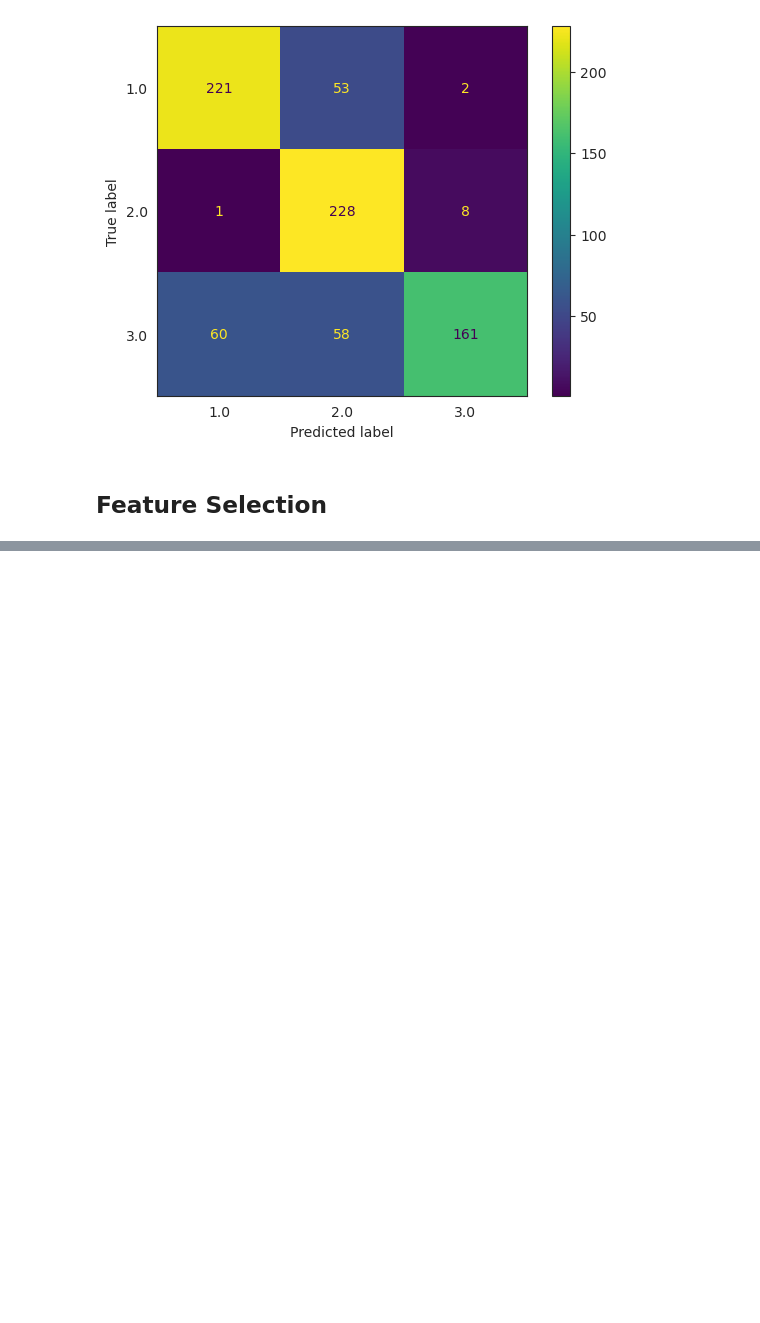
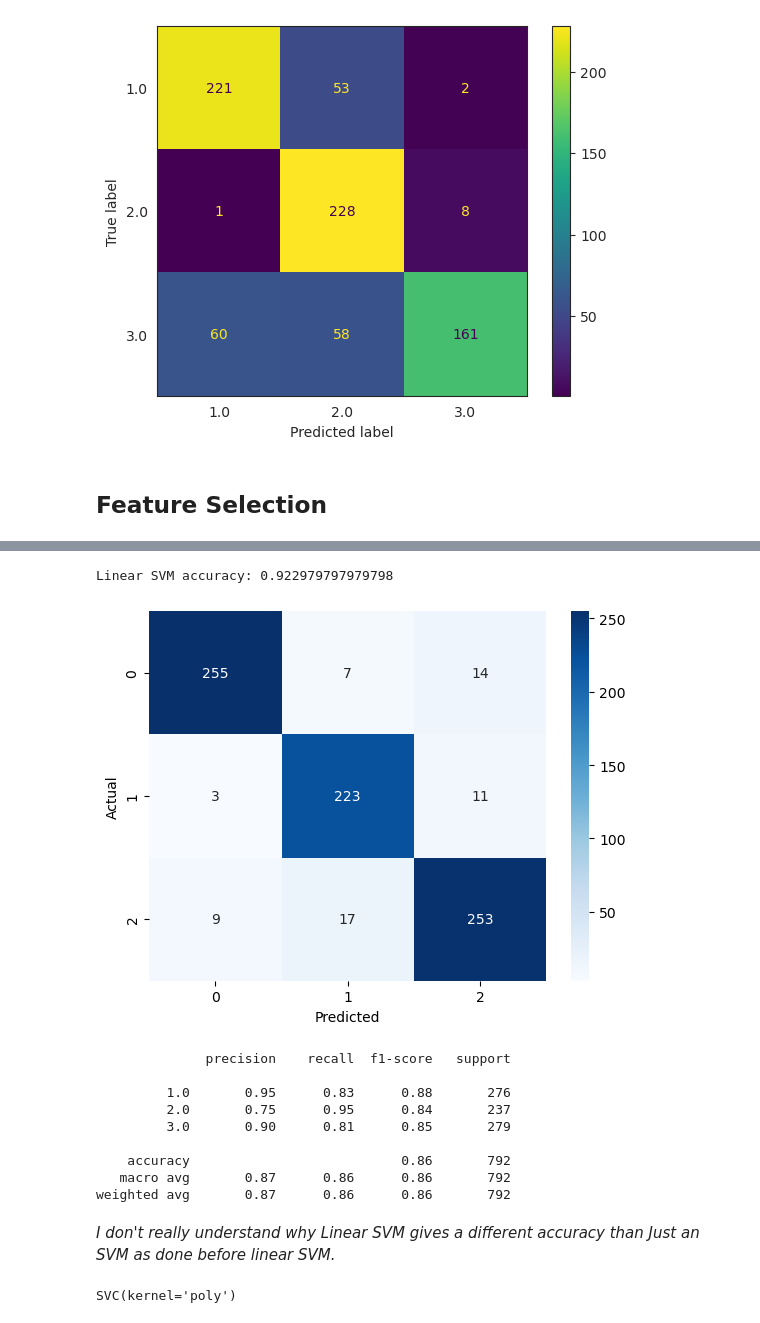
Before and after one commit to COGS118A/Group024-SP23, a Jupyter notebook: feature_importance.ipynb, the cells around one changed output, grey strips where cells are left out. Saved outputs shown, nothing was run; the diff lists cells and outputs as text; code cells hidden in the pictures; blank space fills up the shorter version.

```diff
--- a/feature_importance.ipynb
+++ b/feature_importance.ipynb
@@ -240,0 +282,43 @@ weighted avg       0.81      0.77      0.77       792
+# %%
+linear_svm = SVC(kernel='linear')
+linear_svm.fit(X_train, y_train)
+
+# Predict the labels for the test data
+y_pred_linear = linear_svm.predict(X_test)
+
+# Calculate the accuracy of the model
+accuracy_linear = accuracy_score(y_test, y_pred_linear)
+
+# Display the accuracy
+print(f'Linear SVM accuracy: {accuracy_linear}')
+
+# Create the confusion matrix
+cm = confusion_matrix(y_test, y_pred_linear)
+
+# Display the confusion matrix
+sns.heatmap(cm, annot=True, fmt='d', cmap='Blues')
+plt.xlabel('Predicted')
+plt.ylabel('Actual')
+plt.show()
+
+# Print classification report for additional statistics
+print(classification_report(y_test, y_pred_cubic))
+# %% [output]
+Linear SVM accuracy: 0.922979797979798
+[figure, added]
+              precision    recall  f1-score   support
+
+         1.0       0.95      0.83      0.88       276
+         2.0       0.75      0.95      0.84       237
+         3.0       0.90      0.81      0.85       279
+
+    accuracy                           0.86       792
+   macro avg       0.87      0.86      0.86       792
+weighted avg       0.87      0.86      0.86       792
+# %% [markdown]
+*I don't really understand why Linear SVM gives a different accuracy than Just an SVM as done before linear SVM.*
+# %%
+cubic_svm = SVC(kernel='poly', degree=3)
+cubic_svm.fit(X_train, y_train)
+# %% [output]
+SVC(kernel='poly')
```
Also changed, not shown: parts of 14 cells of this notebook.
